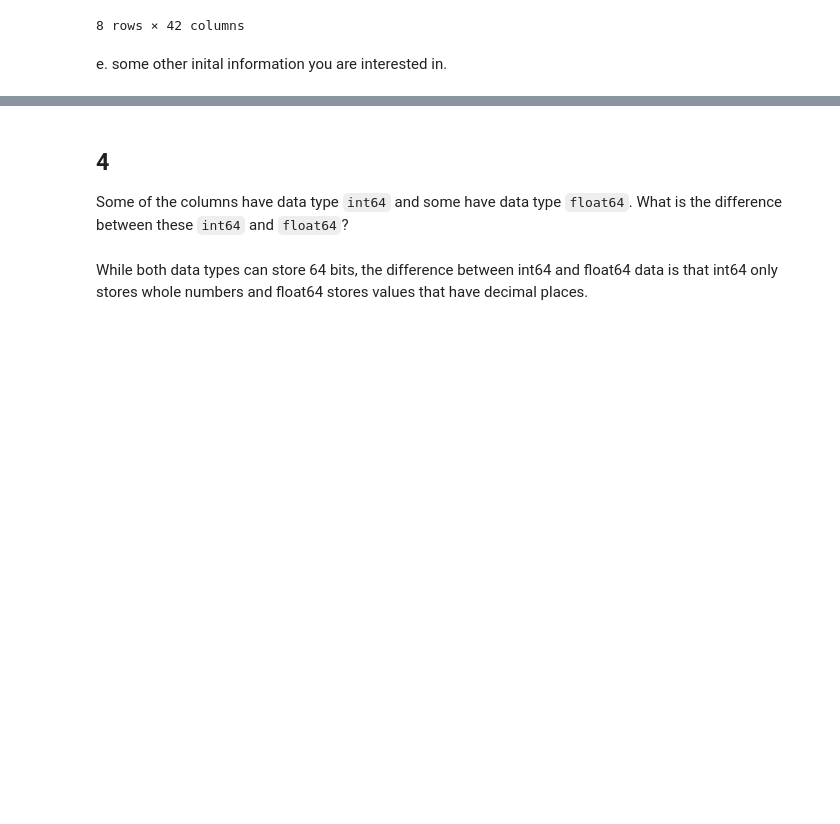
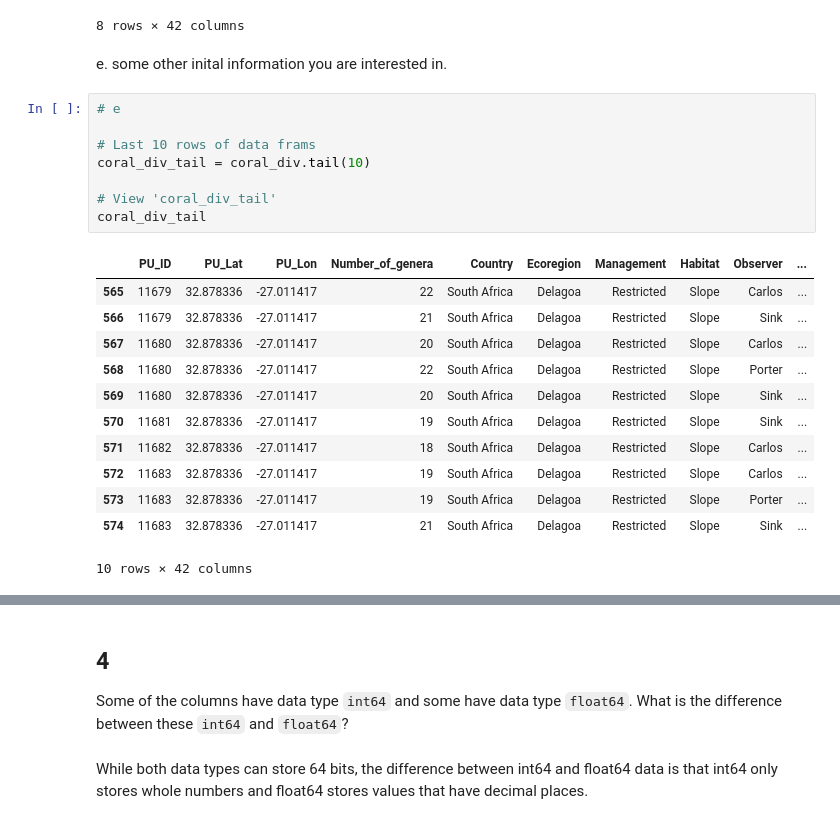
Before and after one commit to nmoraescommit/eds220-hwk1, a Jupyter notebook: hwk1-task2-corals.ipynb, the cells around one changed output, grey strips where cells are left out. Saved outputs shown, nothing was run; the diff lists cells and outputs as text; blank space fills up the shorter version.

```diff
--- a/hwk1-task2-corals.ipynb
+++ b/hwk1-task2-corals.ipynb
@@ -151,4 +152,25 @@ first_8_rows
 <!-- BEGIN QUESTION -->
 
 e. some other inital information you are interested in.
+# %%
+# e
+
+# Last 10 rows of data frams
+coral_div_tail = coral_div.tail(10)
+
+# View 'coral_div_tail'
+coral_div_tail
+# %% [output]
+|  | PU_ID | PU_Lat | PU_Lon | Number_of_genera | Country | Ecoregion | Management | Habitat | Observer | ... |
+| 565 | 11679 | 32.878336 | -27.011417 | 22 | South Africa | Delagoa | Restricted | Slope | Carlos | ... |
+| 566 | 11679 | 32.878336 | -27.011417 | 21 | South Africa | Delagoa | Restricted | Slope | Sink | ... |
+| 567 | 11680 | 32.878336 | -27.011417 | 20 | South Africa | Delagoa | Restricted | Slope | Carlos | ... |
+| 568 | 11680 | 32.878336 | -27.011417 | 22 | South Africa | Delagoa | Restricted | Slope | Porter | ... |
+| 569 | 11680 | 32.878336 | -27.011417 | 20 | South Africa | Delagoa | Restricted | Slope | Sink | ... |
+| 570 | 11681 | 32.878336 | -27.011417 | 19 | South Africa | Delagoa | Restricted | Slope | Sink | ... |
+| 571 | 11682 | 32.878336 | -27.011417 | 18 | South Africa | Delagoa | Restricted | Slope | Carlos | ... |
+| 572 | 11683 | 32.878336 | -27.011417 | 19 | South Africa | Delagoa | Restricted | Slope | Carlos | ... |
+| 573 | 11683 | 32.878336 | -27.011417 | 19 | South Africa | Delagoa | Restricted | Slope | Porter | ... |
+| 574 | 11683 | 32.878336 | -27.011417 | 21 | South Africa | Delagoa | Restricted | Slope | Sink | ... |
+10 rows × 42 columns
 # %%
```
Also changed, not shown: parts of 22 cells of this notebook.
